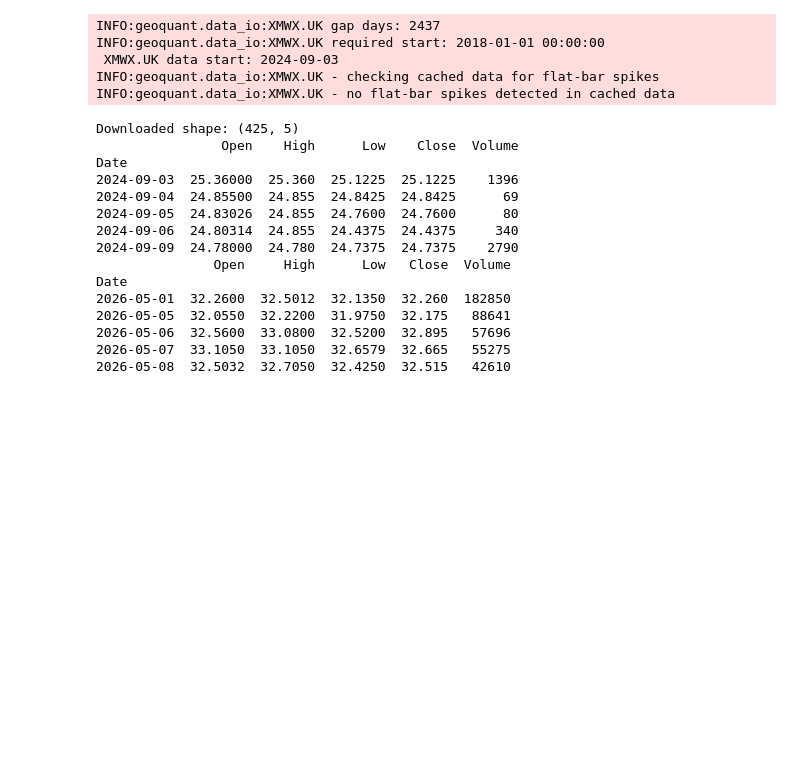
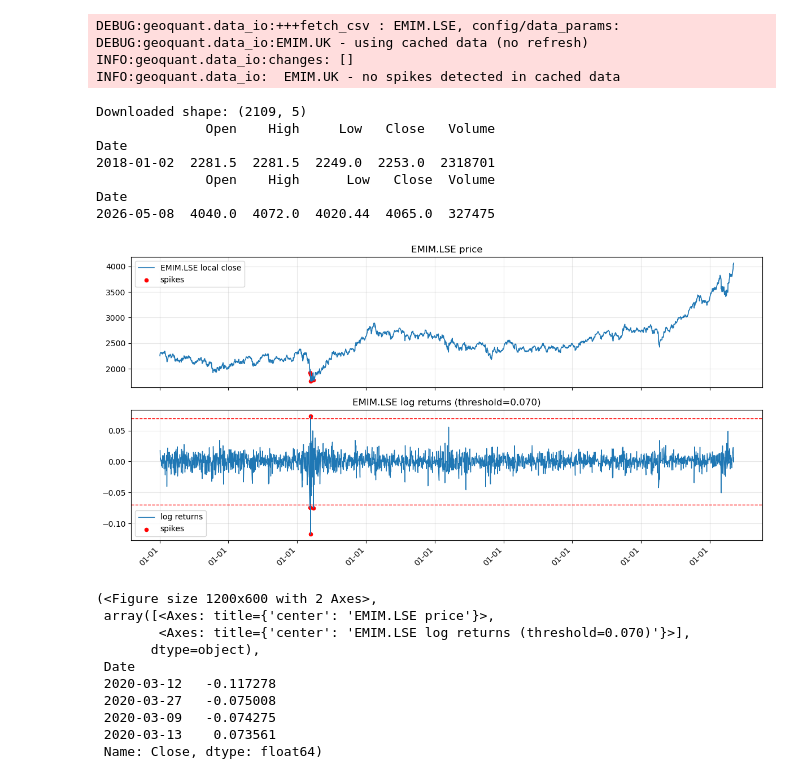
Before and after one commit to nimchimpski/GeoQuant, a Jupyter notebook: notebooks/api_test.ipynb, the cells around one changed output. Drawn from its saved outputs; the diff is of its cells as text; code cells hidden in the pictures; blank space fills up the shorter version.

```diff
--- a/notebooks/api_test.ipynb
+++ b/notebooks/api_test.ipynb
@@ -1,37 +1,44 @@
 # %%
 # Test single ticker download from stooq (FX: GBPCHF)
+import logging
 from geoquant.data_io import fetch_csv
 from geoquant.configs import config
+from geoquant.plotting import plot_spike_inspection
 
-test_ticker = 'XMWX.LSE'
+logging.getLogger().setLevel(logging.DEBUG)
+
+test_ticker = 'EMIM.LSE'
 test_params = config.data_params.copy()
 # test_params['max_age'] = 0  # force download
 
 df_test = fetch_csv(test_ticker, data_params=test_params)
 print('Downloaded shape:', df_test.shape)
-print(df_test.head())
-print(df_test.tail())
+print(df_test.head(1))
+print(df_test.tail(1))
+plot_spike_inspection(series=df_test, name=test_ticker)
 # %% [output]
-INFO:geoquant.data_io:XMWX.UK gap days: 2437
-INFO:geoquant.data_io:XMWX.UK required start: 2018-01-01 00:00:00
- XMWX.UK data start: 2024-09-03
-INFO:geoquant.data_io:XMWX.UK - checking cached data for flat-bar spikes
-INFO:geoquant.data_io:XMWX.UK - no flat-bar spikes detected in cached data
+DEBUG:geoquant.data_io:+++fetch_csv : EMIM.LSE, config/data_params:
+DEBUG:geoquant.data_io:EMIM.UK - using cached data (no refresh)
+INFO:geoquant.data_io:changes: []
+INFO:geoquant.data_io:  EMIM.UK - no spikes detected in cached data
-Downloaded shape: (425, 5)
-                Open    High      Low    Close  Volume
+Downloaded shape: (2109, 5)
+              Open    High     Low   Close   Volume
 Date
-2024-09-03  25.36000  25.360  25.1225  25.1225    1396
-2024-09-04  24.85500  24.855  24.8425  24.8425      69
-2024-09-05  24.83026  24.855  24.7600  24.7600      80
-2024-09-06  24.80314  24.855  24.4375  24.4375     340
-2024-09-09  24.78000  24.780  24.7375  24.7375    2790
-               Open     High      Low   Close  Volume
+2018-01-02  2281.5  2281.5  2249.0  2253.0  2318701
+              Open    High      Low   Close  Volume
 Date
-2026-05-01  32.2600  32.5012  32.1350  32.260  182850
-2026-05-05  32.0550  32.2200  31.9750  32.175   88641
-2026-05-06  32.5600  33.0800  32.5200  32.895   57696
-2026-05-07  33.1050  33.1050  32.6579  32.665   55275
-2026-05-08  32.5032  32.7050  32.4250  32.515   42610
+2026-05-08  4040.0  4072.0  4020.44  4065.0  327475
+[figure, added]
+(<Figure size 1200x600 with 2 Axes>,
+ array([<Axes: title={'center': 'EMIM.LSE price'}>,
+        <Axes: title={'center': 'EMIM.LSE log returns (threshold=0.070)'}>],
+       dtype=object),
+ Date
+ 2020-03-12   -0.117278
+ 2020-03-27   -0.075008
+ 2020-03-09   -0.074275
+ 2020-03-13    0.073561
+ Name: Close, dtype: float64)
 # %%
 def eod_search(quey: str, token: str):
     import requests, pandas as pd
```
Also changed, not shown: 7 other files.
